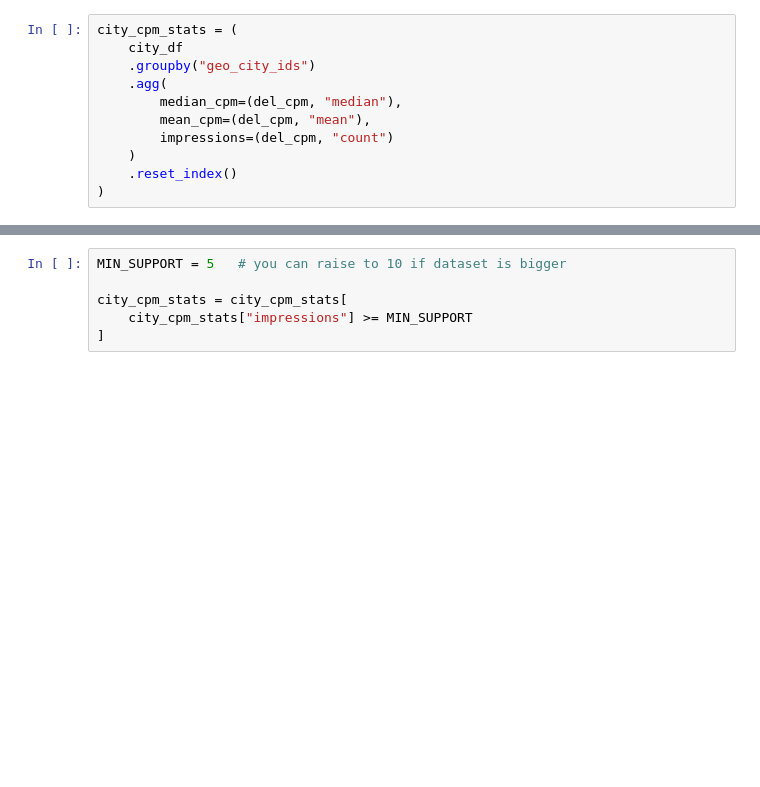
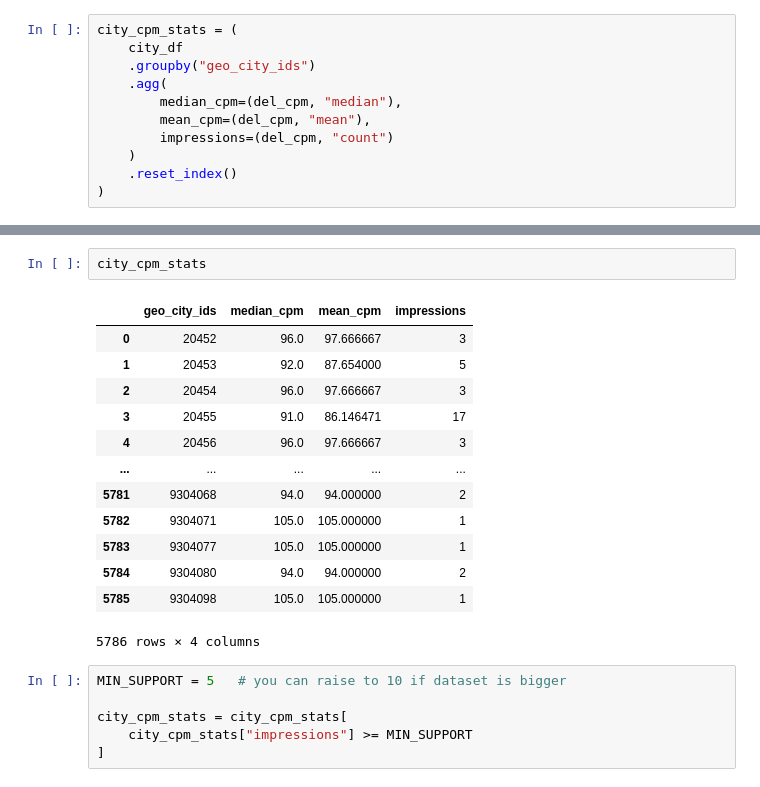
Before and after one commit to AdwitBarun/cpm-predictor, a Jupyter notebook: analysis.ipynb, the cells around one changed output, grey strips where cells are left out. Saved outputs shown, nothing was run; the diff lists cells and outputs as text; blank space fills up the shorter version.

```diff
--- a/analysis.ipynb
+++ b/analysis.ipynb
@@ -1142,3 +1137,19 @@ plt.show()
+# %%
+city_cpm_stats
+# %% [output]
+|  | geo_city_ids | median_cpm | mean_cpm | impressions |
+| 0 | 20452 | 96.0 | 97.666667 | 3 |
+| 1 | 20453 | 92.0 | 87.654000 | 5 |
+| 2 | 20454 | 96.0 | 97.666667 | 3 |
+| 3 | 20455 | 91.0 | 86.146471 | 17 |
+| 4 | 20456 | 96.0 | 97.666667 | 3 |
+| ... | ... | ... | ... | ... |
+| 5781 | 9304068 | 94.0 | 94.000000 | 2 |
+| 5782 | 9304071 | 105.0 | 105.000000 | 1 |
+| 5783 | 9304077 | 105.0 | 105.000000 | 1 |
+| 5784 | 9304080 | 94.0 | 94.000000 | 2 |
+| 5785 | 9304098 | 105.0 | 105.000000 | 1 |
+5786 rows × 4 columns
 # %%
 MIN_SUPPORT = 5   # you can raise to 10 if dataset is bigger
 
```
Also changed, not shown: parts of 40 cells of this notebook, 1 other file.
